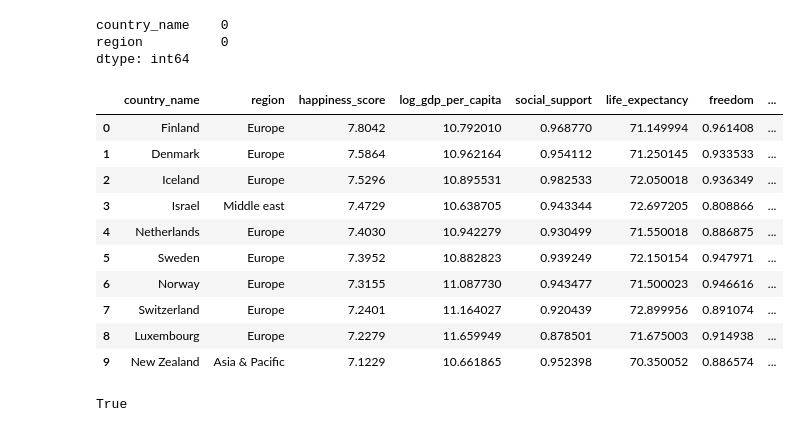
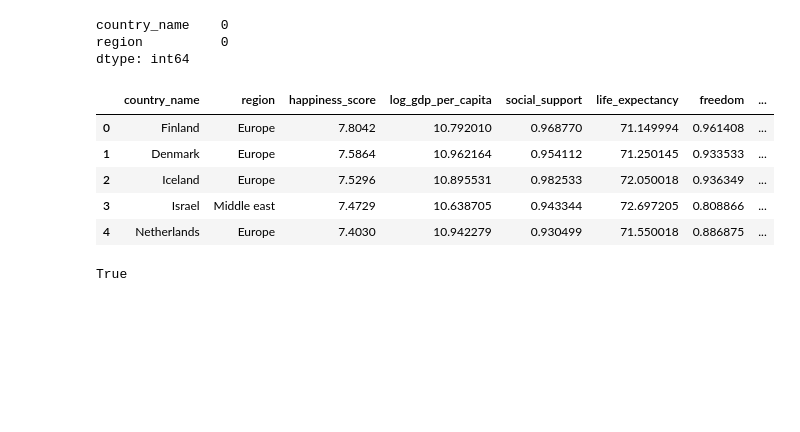
Before and after one commit to occampos/Global_Happiness_Analysis, a Jupyter notebook: Prep/Happiness_2023_Prep.ipynb, the cells around one changed output. Cells and saved outputs as stored; diff of their text form; code cells hidden in the pictures; blank space fills up the shorter version.

```diff
--- a/Prep/Happiness_2023_Prep.ipynb
+++ b/Prep/Happiness_2023_Prep.ipynb
@@ -4,4 +4,4 @@
 import pandas as pd
 import numpy as np
 # %%
-pd.set_option('display.max_rows', None);
+pd.set_option('display.max_rows', 20);
@@ -8,11 +13,8 @@ pd.set_option('display.max_rows', None);
 # %%
-# Import data and save originals
+# Create duplicates
 
-original_data_2023 = pd.read_excel(r"C:\Users\olimp\OneDrive\Documents\Datasets\Happiness\Sources\Originals\WHR_2023.xls")
-data_2023 = pd.DataFrame(original_data_2023)
-
-original_country_region = pd.read_excel(r"C:\Users\olimp\OneDrive\Documents\Datasets\Happiness\Sources\Originals\country_region.xlsx")
-country_region = pd.DataFrame(original_country_region)
+data_2023 = og_happiness_2023
+country_region = og_happiness_country_region
 # %% [markdown]
 ### 2023 Prep
 # %%
@@ -198,30 +206,25 @@ test_data_2023 = data_2023
 # %%
 ## Merge test_data_2023 with country_region to add region
 
 test_data_2023 = pd.merge(test_data_2023, country_region, how = 'left', on = 'country_name')
 data_2023_columns = ['country_name',
                      'region',
                      'happiness_score',
                      'log_gdp_per_capita',
                      'social_support',
                      'life_expectancy',
                      'freedom',
                      'generosity',
                      'perception_of_corruption']
 test_data_2023 = test_data_2023[data_2023_columns]
-test_data_2023.head(10)
+test_data_2023.head(5)
 # %% [output]
 |  | country_name | region | happiness_score | log_gdp_per_capita | social_support | life_expectancy | freedom | ... |
 | 0 | Finland | Europe | 7.8042 | 10.792010 | 0.968770 | 71.149994 | 0.961408 | ... |
 | 1 | Denmark | Europe | 7.5864 | 10.962164 | 0.954112 | 71.250145 | 0.933533 | ... |
 | 2 | Iceland | Europe | 7.5296 | 10.895531 | 0.982533 | 72.050018 | 0.936349 | ... |
 | 3 | Israel | Middle east | 7.4729 | 10.638705 | 0.943344 | 72.697205 | 0.808866 | ... |
 | 4 | Netherlands | Europe | 7.4030 | 10.942279 | 0.930499 | 71.550018 | 0.886875 | ... |
-| 5 | Sweden | Europe | 7.3952 | 10.882823 | 0.939249 | 72.150154 | 0.947971 | ... |
-| 6 | Norway | Europe | 7.3155 | 11.087730 | 0.943477 | 71.500023 | 0.946616 | ... |
-| 7 | Switzerland | Europe | 7.2401 | 11.164027 | 0.920439 | 72.899956 | 0.891074 | ... |
-| 8 | Luxembourg | Europe | 7.2279 | 11.659949 | 0.878501 | 71.675003 | 0.914938 | ... |
-| 9 | New Zealand | Asia & Pacific | 7.1229 | 10.661865 | 0.952398 | 70.350052 | 0.886574 | ... |
 # %%
 # Check for NaN region
 
```
Also changed, not shown: parts of 11 cells of this notebook, 1 other file.
